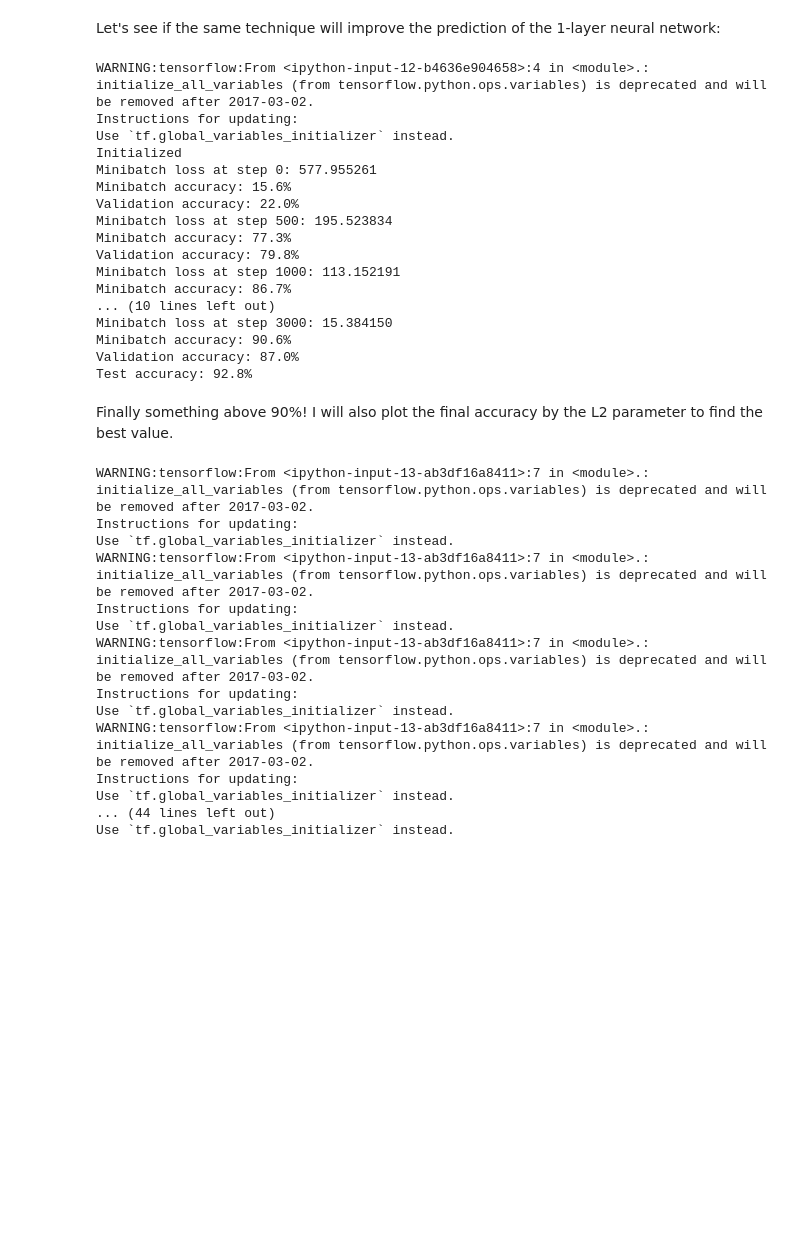
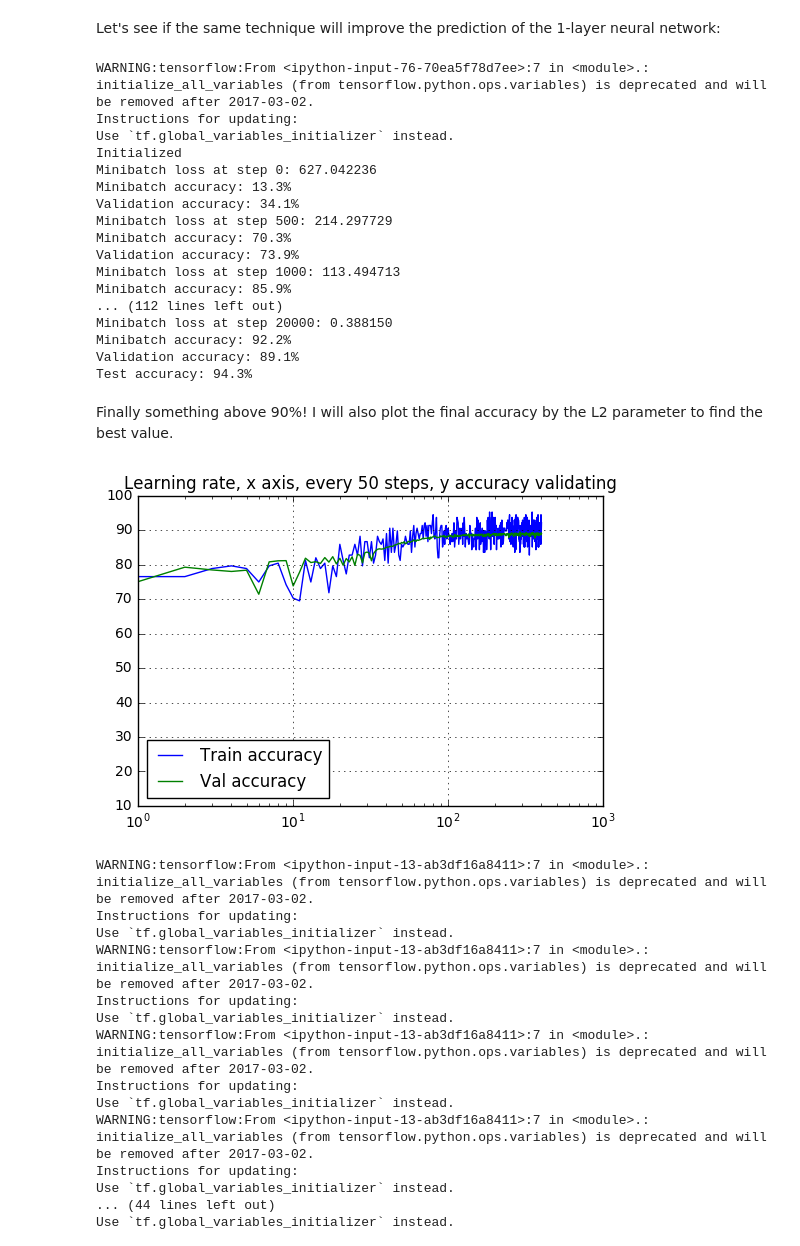
Before and after one commit to rdcsung/udacity-deep-learning, a Jupyter notebook: 3_regularization.ipynb, the cells around one changed output. Cells and saved outputs as stored; diff of their text form; code cells hidden in the pictures; blank space fills up the shorter version.

```diff
--- a/3_regularization.ipynb
+++ b/3_regularization.ipynb
@@ -259,7 +260,10 @@ with graph.as_default():
   lay1_test = tf.nn.relu(tf.matmul(tf_test_dataset, weights1) + biases1)
   test_prediction = tf.nn.softmax(tf.matmul(lay1_test, weights2) + biases2)
 # %%
-num_steps = 3001
+num_steps = 20001
+learning_val = []
+training_val = []
+
 
 with tf.Session(graph=graph) as session:
   tf.initialize_all_variables().run()
@@ -282,27 +286,43 @@ with tf.Session(graph=graph) as session:
       print("Minibatch accuracy: %.1f%%" % accuracy(predictions, batch_labels))
       print("Validation accuracy: %.1f%%" % accuracy(
         valid_prediction.eval(), valid_labels))
+    if (step%50 ==0):
+      accuracy_val = accuracy(valid_prediction.eval(), valid_labels)
+      learning_val.append(accuracy_val)
+      accuracy_training = accuracy(predictions, batch_labels)
+      training_val.append (accuracy_training)
   print("Test accuracy: %.1f%%" % accuracy(test_prediction.eval(), test_labels))
 # %% [output]
-WARNING:tensorflow:From <ipython-input-12-b4636e904658>:4 in <module>.: initialize_all_variables (from tensorflow.python.ops.variables) is deprecated and will be removed after 2017-03-02.
+WARNING:tensorflow:From <ipython-input-76-70ea5f78d7ee>:7 in <module>.: initialize_all_variables (from tensorflow.python.ops.variables) is deprecated and will be removed after 2017-03-02.
 Instructions for updating:
 Use `tf.global_variables_initializer` instead.
 Initialized
-Minibatch loss at step 0: 577.955261
-Minibatch accuracy: 15.6%
-Validation accuracy: 22.0%
-Minibatch loss at step 500: 195.523834
-Minibatch accuracy: 77.3%
-Validation accuracy: 79.8%
-Minibatch loss at step 1000: 113.152191
-Minibatch accuracy: 86.7%
-... (10 lines left out)
-Minibatch loss at step 3000: 15.384150
-Minibatch accuracy: 90.6%
-Validation accuracy: 87.0%
-Test accuracy: 92.8%
+Minibatch loss at step 0: 627.042236
+Minibatch accuracy: 13.3%
+Validation accuracy: 34.1%
+Minibatch loss at step 500: 214.297729
+Minibatch accuracy: 70.3%
+Validation accuracy: 73.9%
+Minibatch loss at step 1000: 113.494713
+Minibatch accuracy: 85.9%
+... (112 lines left out)
+Minibatch loss at step 20000: 0.388150
+Minibatch accuracy: 92.2%
+Validation accuracy: 89.1%
+Test accuracy: 94.3%
 # %% [markdown]
 Finally something above 90%! I will also plot the final accuracy by the L2 parameter to find the best value.
+# %%
+# Generate x Axis
+step_x = range (len(learning_val))
+plt.semilogx(step_x, training_val,label='Train accuracy')
+plt.semilogx(step_x, learning_val,label='Val accuracy')
+plt.legend (loc='best')
+plt.grid(True)
+plt.title('Learning rate, x axis, every 50 steps, y accuracy validating')
+plt.show()
+# %% [output]
+[figure, added]
 # %%
 num_steps = 3001
 regul_val = [pow(10, i) for i in np.arange(-4, -2, 0.1)]
```
Also changed, not shown: parts of 19 cells of this notebook.
